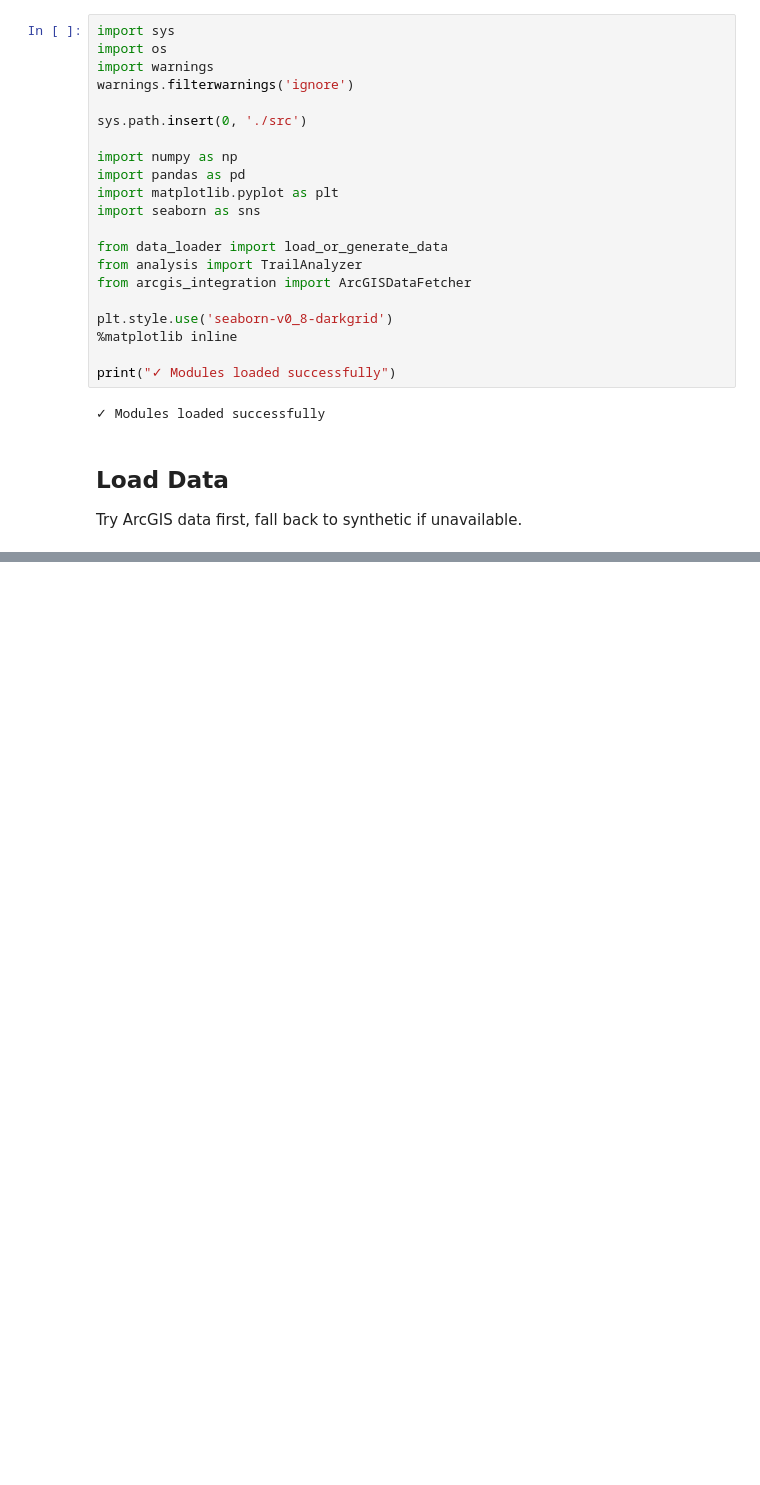
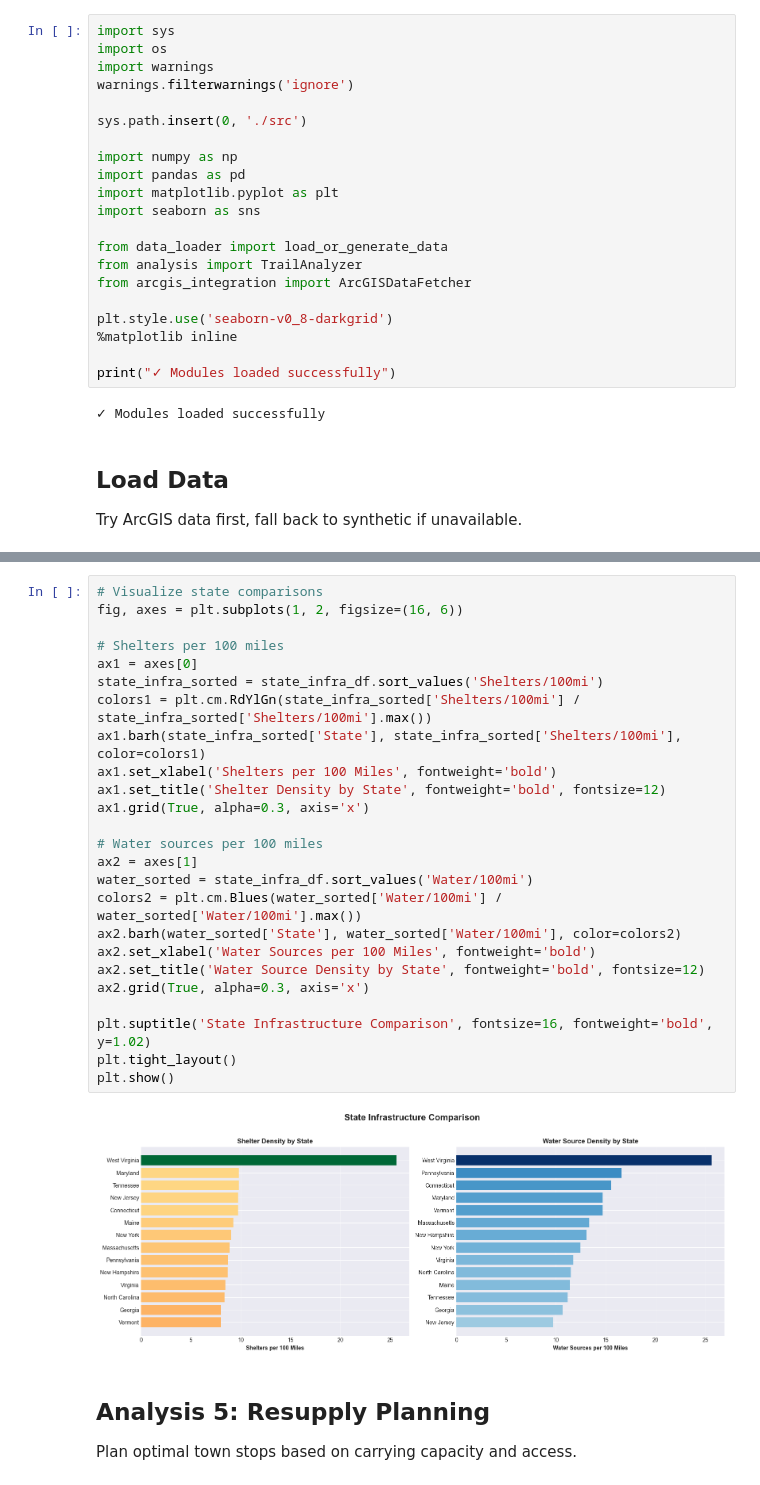
Before and after one commit to poglesbyg/251104, a Jupyter notebook: arcgis_enhanced_analysis.ipynb, the cells around one changed output, grey strips where cells are left out. Saved outputs shown, nothing was run; the diff lists cells and outputs as text; blank space fills up the shorter version.

```diff
--- a/arcgis_enhanced_analysis.ipynb
+++ b/arcgis_enhanced_analysis.ipynb
@@ -91,0 +524,31 @@ Elevation: 0 - 4854 ft
+# %%
+# Visualize state comparisons
+fig, axes = plt.subplots(1, 2, figsize=(16, 6))
+
+# Shelters per 100 miles
+ax1 = axes[0]
+state_infra_sorted = state_infra_df.sort_values('Shelters/100mi')
+colors1 = plt.cm.RdYlGn(state_infra_sorted['Shelters/100mi'] / state_infra_sorted['Shelters/100mi'].max())
+ax1.barh(state_infra_sorted['State'], state_infra_sorted['Shelters/100mi'], color=colors1)
+ax1.set_xlabel('Shelters per 100 Miles', fontweight='bold')
+ax1.set_title('Shelter Density by State', fontweight='bold', fontsize=12)
+ax1.grid(True, alpha=0.3, axis='x')
+
+# Water sources per 100 miles
+ax2 = axes[1]
+water_sorted = state_infra_df.sort_values('Water/100mi')
+colors2 = plt.cm.Blues(water_sorted['Water/100mi'] / water_sorted['Water/100mi'].max())
+ax2.barh(water_sorted['State'], water_sorted['Water/100mi'], color=colors2)
+ax2.set_xlabel('Water Sources per 100 Miles', fontweight='bold')
+ax2.set_title('Water Source Density by State', fontweight='bold', fontsize=12)
+ax2.grid(True, alpha=0.3, axis='x')
+
+plt.suptitle('State Infrastructure Comparison', fontsize=16, fontweight='bold', y=1.02)
+plt.tight_layout()
+plt.show()
+# %% [output]
+[figure, added]
+# %% [markdown]
+## Analysis 5: Resupply Planning
+
+Plan optimal town stops based on carrying capacity and access.
```
Also changed, not shown: parts of 39 cells of this notebook, 8 other files.
